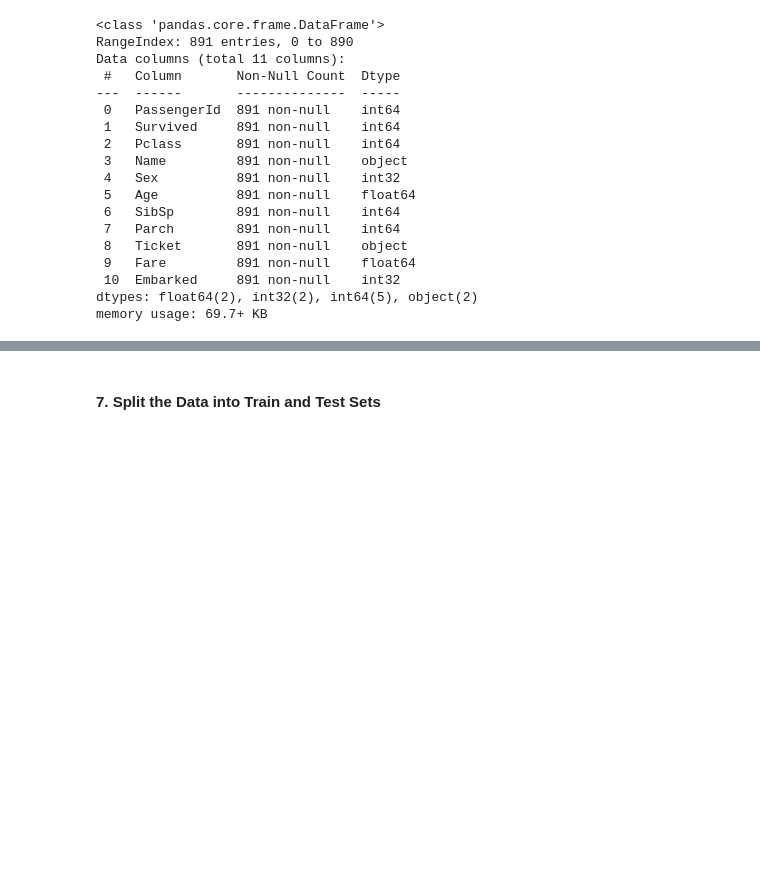
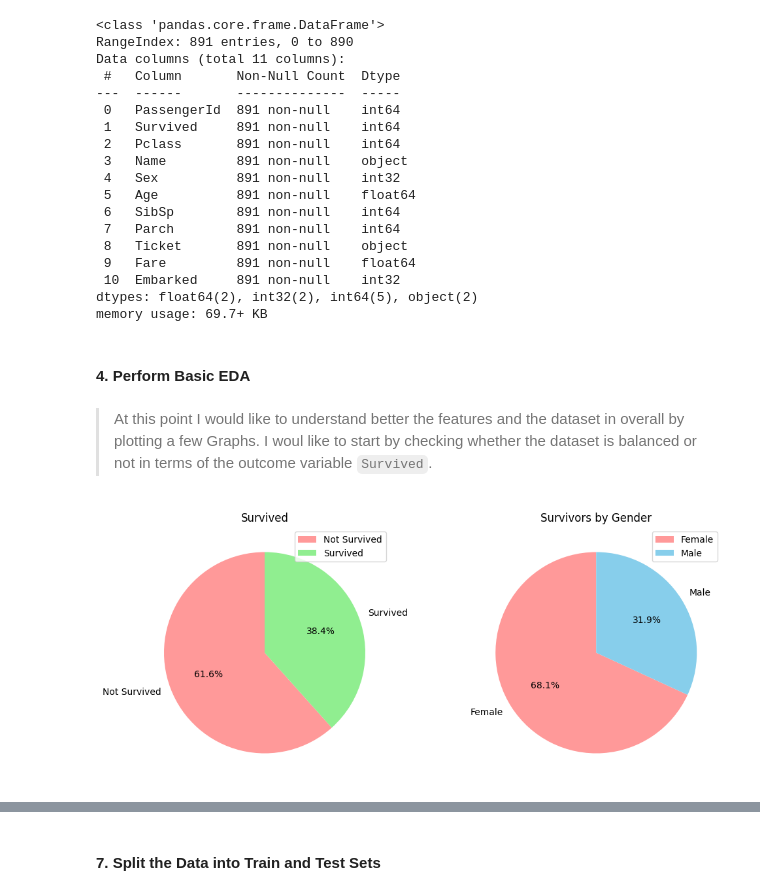
Before and after one commit to CarlosMEbratt/Titanic---Machine-Learning-from-Disaster, a Jupyter notebook: titanic.ipynb, the cells around one changed output, grey strips where cells are left out. Cells and saved outputs as stored; diff of their text form; code cells hidden in the pictures; blank space fills up the shorter version.

```diff
--- a/titanic.ipynb
+++ b/titanic.ipynb
@@ -350,3 +341,28 @@ Data columns (total 11 columns):
  10  Embarked     891 non-null    int32
 dtypes: float64(2), int32(2), int64(5), object(2)
 memory usage: 69.7+ KB
+# %% [markdown]
+#### 4. Perform Basic EDA
+# %% [markdown]
+> At this point I would like to understand better the features and the dataset in overall by plotting a few Graphs.
+I woul like to start by checking whether the dataset is balanced or not in terms of the outcome variable `Survived`.
+# %%
+# Two pie charts. One for the survived and the other survivors by gender
+fig, axes = plt.subplots(1, 2, figsize=(12, 5))
+
+# Pie chart for Survived
+axes[0].pie(df['Survived'].value_counts(), labels=['Not Survived', 'Survived'], autopct='%1.1f%%', startangle=90, colors=['#ff9999','lightgreen'])
+axes[0].set_title('Survived')
+axes[0].legend()
+
+
+# Filtering the survivors
+survived = df[df['Survived'] == 1]
+
+# Pie chart for Survivors by Gender
+axes[1].pie(survived['Sex'].value_counts(), labels=['Female', 'Male'], autopct='%1.1f%%', startangle=90, colors=['#ff9999','skyblue'])
+axes[1].set_title('Survivors by Gender')
+axes[1].legend()
+plt.show()
+# %% [output]
+[figure, added]
```
Also changed, not shown: parts of 21 cells of this notebook.
